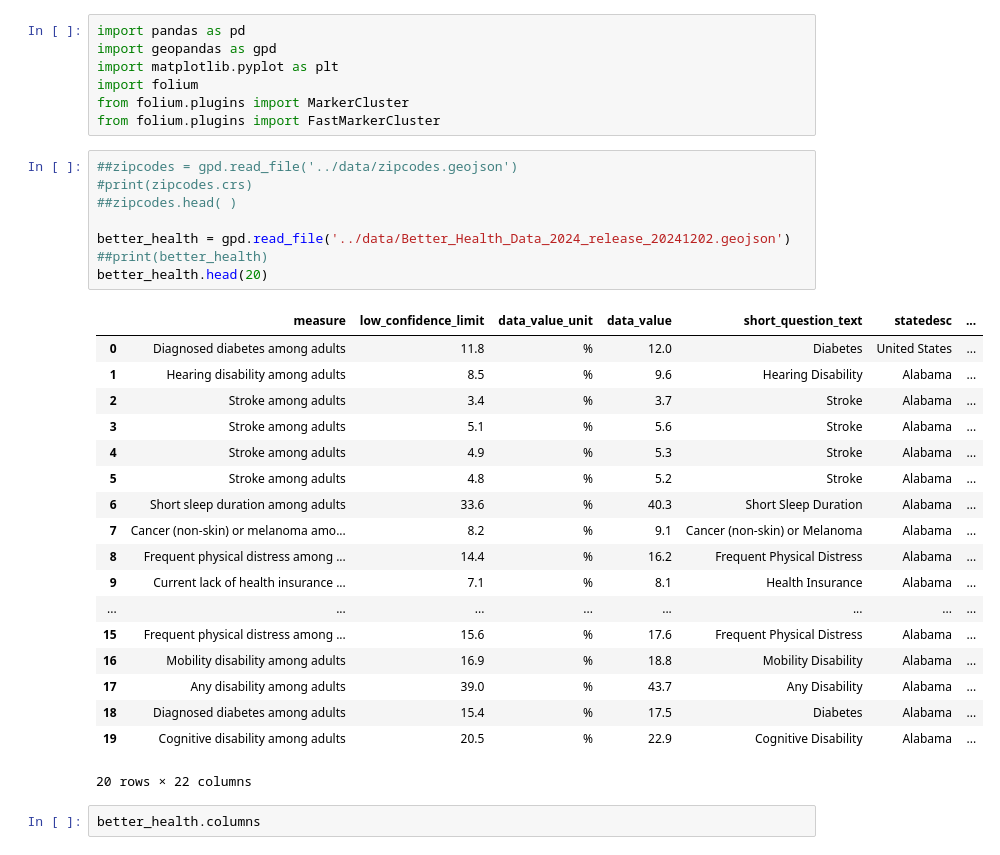
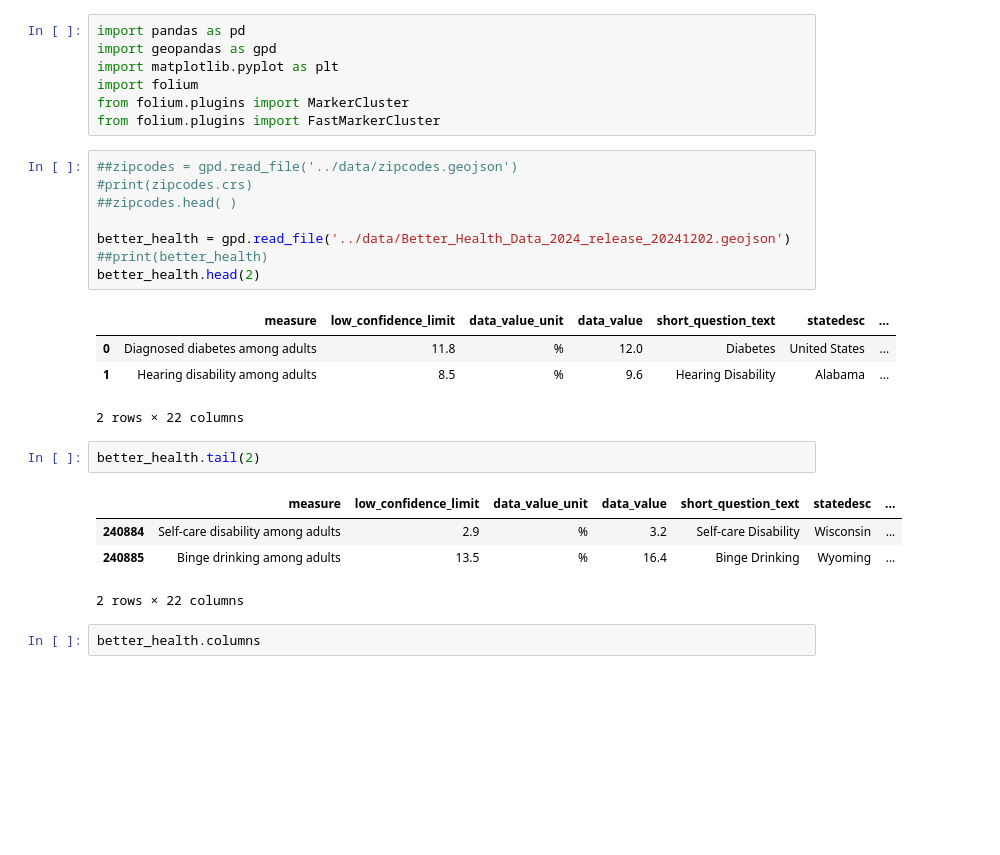
Before and after one commit to Lyduska/Better_Health, a Jupyter notebook: notebook/Better_health.ipynb, the cells around one changed output. Cells and saved outputs as stored; diff of their text form; blank space fills up the shorter version.

```diff
--- a/notebook/Better_health.ipynb
+++ b/notebook/Better_health.ipynb
@@ -8,30 +8,23 @@ from folium.plugins import FastMarkerCluster
 # %%
 ##zipcodes = gpd.read_file('../data/zipcodes.geojson')
 #print(zipcodes.crs)
 ##zipcodes.head( )
 
 better_health = gpd.read_file('../data/Better_Health_Data_2024_release_20241202.geojson')
 ##print(better_health)
-better_health.head(20)
+better_health.head(2)
 # %% [output]
 |  | measure | low_confidence_limit | data_value_unit | data_value | short_question_text | statedesc | ... |
 | 0 | Diagnosed diabetes among adults | 11.8 | % | 12.0 | Diabetes | United States | ... |
 | 1 | Hearing disability among adults | 8.5 | % | 9.6 | Hearing Disability | Alabama | ... |
-| 2 | Stroke among adults | 3.4 | % | 3.7 | Stroke | Alabama | ... |
-| 3 | Stroke among adults | 5.1 | % | 5.6 | Stroke | Alabama | ... |
-| 4 | Stroke among adults | 4.9 | % | 5.3 | Stroke | Alabama | ... |
-| 5 | Stroke among adults | 4.8 | % | 5.2 | Stroke | Alabama | ... |
-| 6 | Short sleep duration among adults | 33.6 | % | 40.3 | Short Sleep Duration | Alabama | ... |
-| 7 | Cancer (non-skin) or melanoma amo... | 8.2 | % | 9.1 | Cancer (non-skin) or Melanoma | Alabama | ... |
-| 8 | Frequent physical distress among ... | 14.4 | % | 16.2 | Frequent Physical Distress | Alabama | ... |
-| 9 | Current lack of health insurance ... | 7.1 | % | 8.1 | Health Insurance | Alabama | ... |
-| ... | ... | ... | ... | ... | ... | ... | ... |
-| 15 | Frequent physical distress among ... | 15.6 | % | 17.6 | Frequent Physical Distress | Alabama | ... |
-| 16 | Mobility disability among adults | 16.9 | % | 18.8 | Mobility Disability | Alabama | ... |
-| 17 | Any disability among adults | 39.0 | % | 43.7 | Any Disability | Alabama | ... |
-| 18 | Diagnosed diabetes among adults | 15.4 | % | 17.5 | Diabetes | Alabama | ... |
-| 19 | Cognitive disability among adults | 20.5 | % | 22.9 | Cognitive Disability | Alabama | ... |
-20 rows × 22 columns
+2 rows × 22 columns
+# %%
+better_health.tail(2)
+# %% [output]
+|  | measure | low_confidence_limit | data_value_unit | data_value | short_question_text | statedesc | ... |
+| 240884 | Self-care disability among adults | 2.9 | % | 3.2 | Self-care Disability | Wisconsin | ... |
+| 240885 | Binge drinking among adults | 13.5 | % | 16.4 | Binge Drinking | Wyoming | ... |
+2 rows × 22 columns
 # %%
 better_health.columns
 # %% [output]
```
Also changed, not shown: parts of 11 cells of this notebook.
